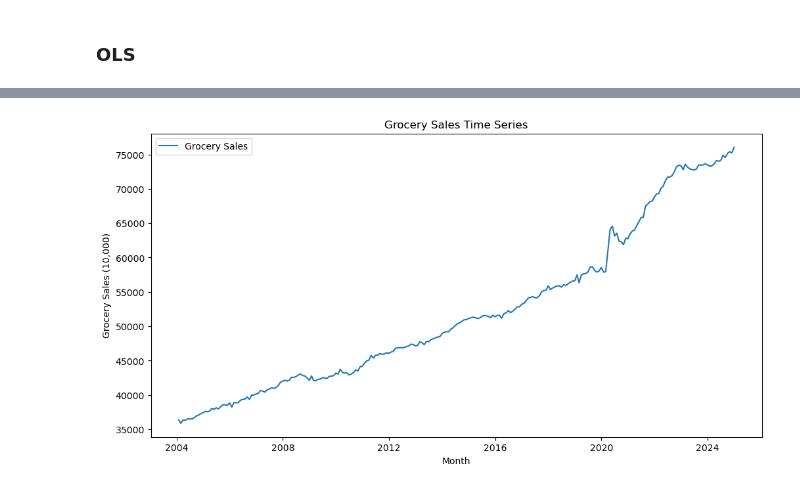
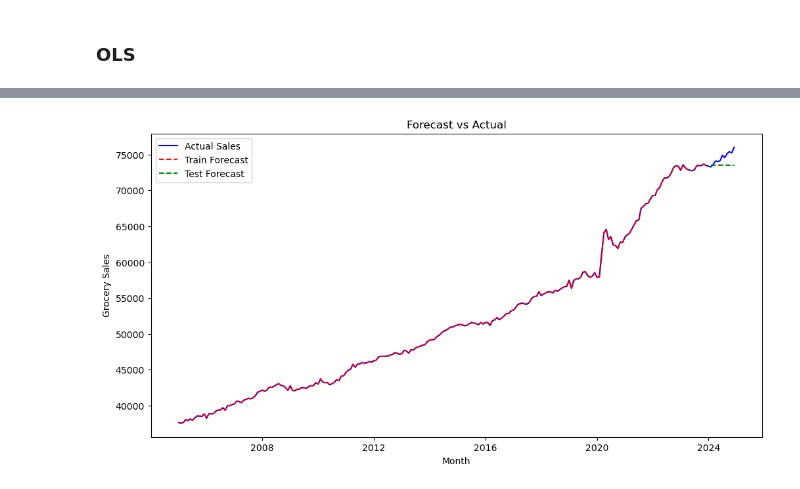
Before and after one commit to Plan-kton/FRED-API-and-Grocery-Forecast, a Jupyter notebook: FRED_Forecast.ipynb, the cells around one changed output, grey strips where cells are left out. Cells and saved outputs as stored; diff of their text form; code cells hidden in the pictures.

```diff
--- a/FRED_Forecast.ipynb
+++ b/FRED_Forecast.ipynb
@@ -513,0 +362,30 @@ DatetimeIndex(['2004-01-31', '2004-02-29', '2004-03-31', '2004-04-30',
+# %%
+from sklearn.metrics import r2_score, mean_squared_error, mean_absolute_error
+import numpy as np
+
+# Convert NumPy arrays to pandas Series with correct index
+y_train_pred_xgb = pd.Series(y_train_pred_xgb, index=y_train.index)
+y_test_pred_xgb = pd.Series(y_test_pred_xgb, index=y_test.index)
+
+xgb_forecast_df, xgb_metrics = create_forecast_results_df(
+    y_train = y_train,
+    y_test = y_test,
+    train_forecast = y_train_pred_xgb,
+    test_forecast = y_test_pred_xgb
+)
+
+def mape(y_true, y_pred):
+    return np.mean(np.abs((y_true - y_pred) / y_true)) * 100
+
+xgb_metrics = {
+    "Train R²": r2_score(y_train, y_train_pred_xgb),
+    "Test R²": r2_score(y_test, y_test_pred_xgb),
+    "Train MSE": mean_squared_error(y_train, y_train_pred_xgb),
+    "Test MSE": mean_squared_error(y_test, y_test_pred_xgb),
+    "Train MAE": mean_absolute_error(y_train, y_train_pred_xgb),
+    "Test MAE": mean_absolute_error(y_test, y_test_pred_xgb),
+    "Train MAPE": mape(y_train, y_train_pred_xgb),
+    "Test MAPE": mape(y_test, y_test_pred_xgb),
+}
+
+xgb_forecast_df
@@ -514,14 +407,18 @@ DatetimeIndex(['2004-01-31', '2004-02-29', '2004-03-31', '2004-04-30',
 # %%
-# Plot Grocery Sales Time Series
-fig, ax = plt.subplots(figsize=(12, 6))  # Create figure and axis objects
-ax.plot(df.index, df["grocery_sales"], label="Grocery Sales")  # Plot data
+# Plot First-Difference Forecast vs Actual with Confidence Interval Lines
+fig, ax = plt.subplots(figsize=(12, 6))
+
+# Plot actual, train, and test forecast
+ax.plot(xgb_forecast_df.index, xgb_forecast_df['Actual_Sales'], label="Actual Sales", color="blue")
+ax.plot(xgb_forecast_df.index, xgb_forecast_df['Train_Forecast'], label="Train Forecast", color="red", linestyle="dashed")
+ax.plot(xgb_forecast_df.index, xgb_forecast_df['Test_Forecast'], label="Test Forecast", color="green", linestyle="dashed")
 
 # Formatting
 ax.set_xlabel("Month")
-ax.set_ylabel("Grocery Sales (10,000)")
-ax.set_title("Grocery Sales Time Series")
+ax.set_ylabel("Grocery Sales")
+ax.set_title("Forecast vs Actual")
 ax.legend()
 
 plt.show()
 # %% [output]
-[figure, old version]
+[figure, new version]
```
Also changed, not shown: parts of 49 cells of this notebook, 9 other files.
